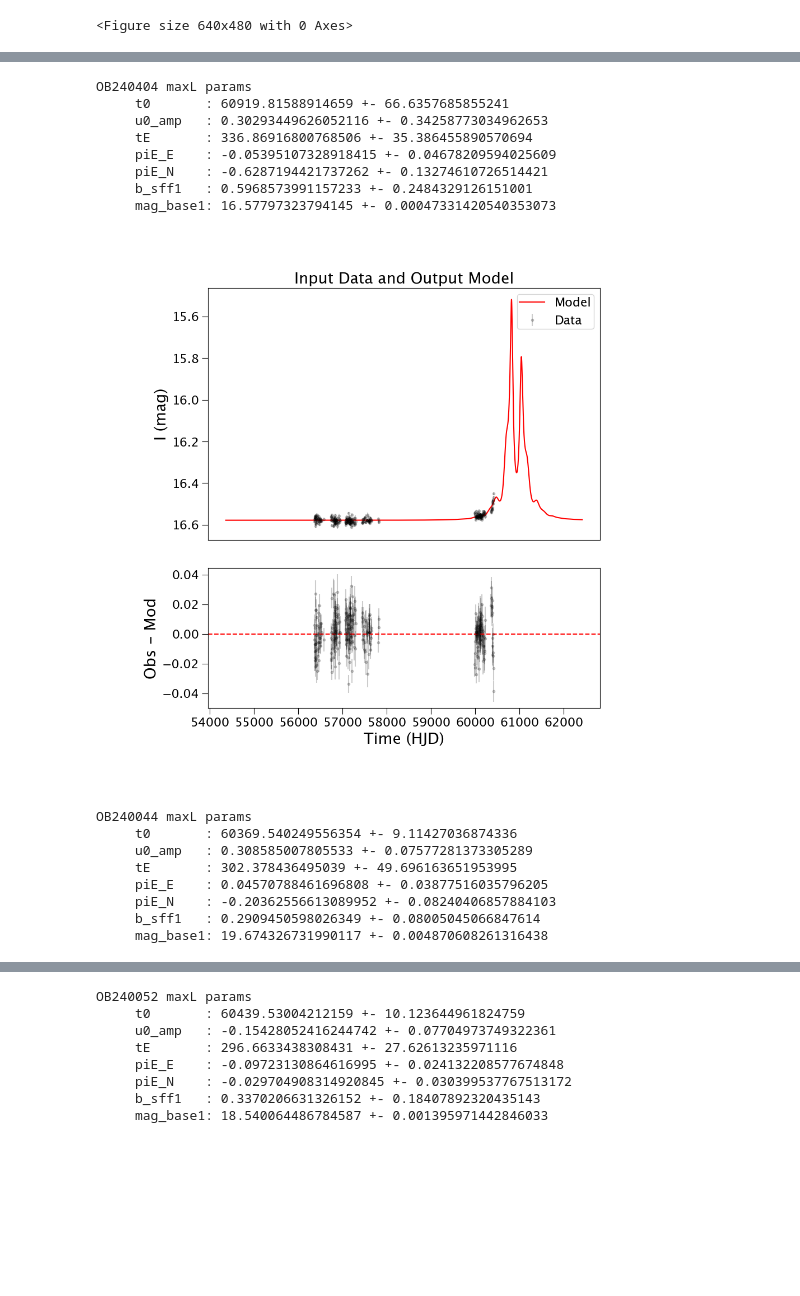
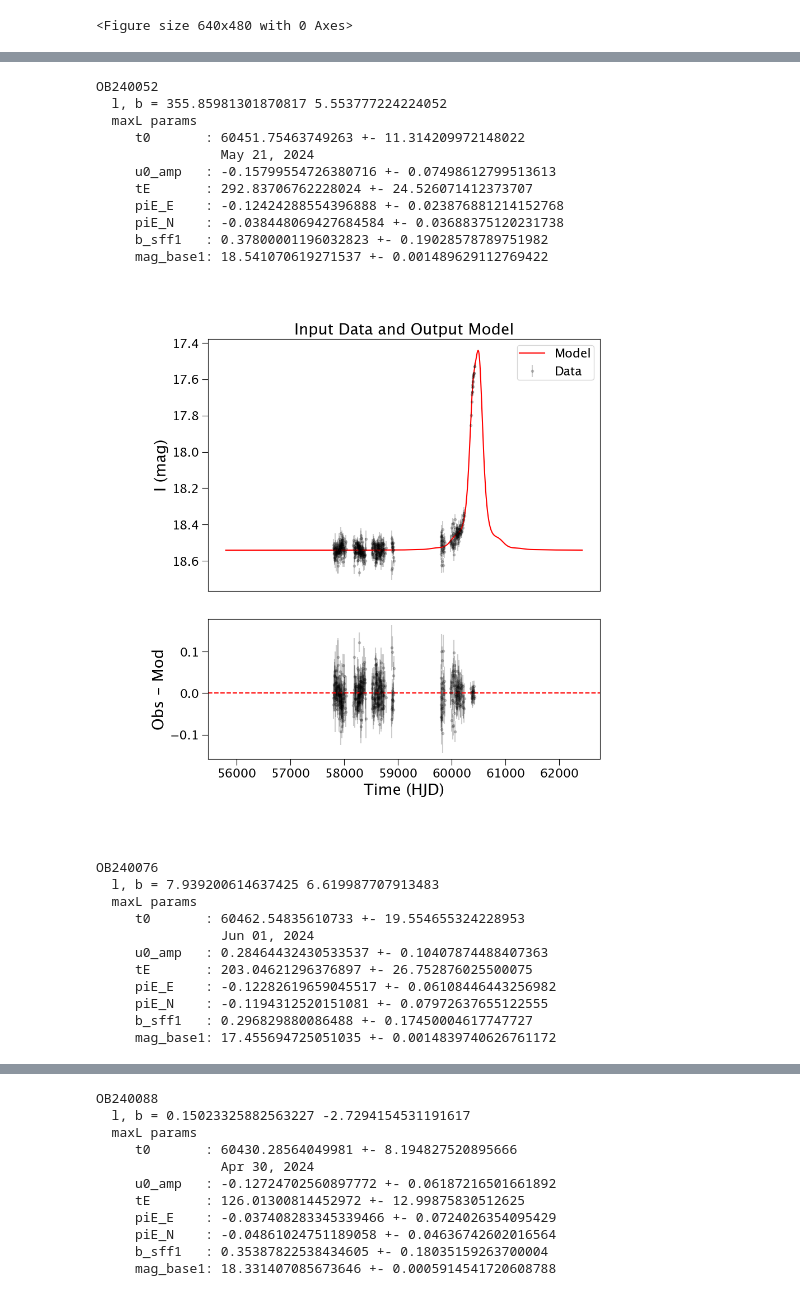
Before and after one commit to MovingUniverseLab/MAD, a Jupyter notebook: bagle_fits/plotting_tests.ipynb, the cells around one changed output, grey strips where cells are left out. Cells and saved outputs as stored; diff of their text form; code cells hidden in the pictures; blank space fills up the shorter version.

Commit message:
plot display tweaks

```diff
--- a/bagle_fits/plotting_tests.ipynb
+++ b/bagle_fits/plotting_tests.ipynb
@@ -93,33 +93,41 @@ NameError: name 'df' is not defined
 # %%
 for i,event in enumerate(df['events']):
     if event[0]=='O':
         f_image = event+'/fits_'+date+'/pspl_phot_par/b0_phot_and_residuals_1_maxL.png'
-        print(event, "maxL params")
+        print(event)
+        c = SkyCoord(ra=jdat['ra'][event], dec=jdat['dec'][event], unit=(u.hourangle, u.deg), frame='icrs')
+        print('  l, b =',c.galactic.l.degree,c.galactic.b.degree)
+        if not jdat['related_event'][event] == '':
+            print('  related_event:', jdat['related_event'][event])
+        print("  maxL params")
         for pn in param_names:
             print('    ',f"{pn:<9}:", df[pn][i], '+-', df[pn+'_err'][i])
-        c = SkyCoord(ra=jdat['ra'][i], dec=jdat['dec'][i], unit=(u.hourangle, u.deg), frame='icrs')
-        print('    ',f"{'l':<9}:", c.galactic.l.degree)
-        print('    ',f"{'b':<9}:", c.galactic.b.degree)
-        print('    ',f"{'related_event':<9}:", jdat['related_event'][i])
-        print('    ',f"{'Date':<9}", Time(df['t0'][i], format='mjd').to_datetime())
+            if pn=='t0':
+                        print('    ',f"{' ':<10}", Time(df['t0'][i], format='mjd').strftime('%b %d, %Y'))
         display.display(display.Image(filename=f_image,width=800))
         for j in range(10):
             print(' ')
 # %% [output]
-OB240404 maxL params
-     t0       : 60919.81588914659 +- 66.6357685855241
-     u0_amp   : 0.30293449626052116 +- 0.34258773034962653
-     tE       : 336.86916800768506 +- 35.386455890570694
-     piE_E    : -0.05395107328918415 +- 0.04678209594025609
-     piE_N    : -0.6287194421737262 +- 0.13274610726514421
-     b_sff1   : 0.5968573991157233 +- 0.2484329126151001
-     mag_base1: 16.57797323794145 +- 0.00047331420540353073
+OB240052
+  l, b = 355.85981301870817 5.553777224224052
+  maxL params
+     t0       : 60451.75463749263 +- 11.314209972148022
+                May 21, 2024
+     u0_amp   : -0.15799554726380716 +- 0.07498612799513613
+     tE       : 292.83706762228024 +- 24.526071412373707
+     piE_E    : -0.12424288554396888 +- 0.023876881214152768
+     piE_N    : -0.038448069427684584 +- 0.03688375120231738
+     b_sff1   : 0.37800001196032823 +- 0.19028578789751982
+     mag_base1: 18.541070619271537 +- 0.001489629112769422
-[figure, old version]
+[figure, new version]
-OB240044 maxL params
-     t0       : 60369.540249556354 +- 9.11427036874336
-     u0_amp   : 0.308585007805533 +- 0.07577281373305289
-     tE       : 302.378436495039 +- 49.696163651953995
-     piE_E    : 0.04570788461696808 +- 0.03877516035796205
-     piE_N    : -0.20362556613089952 +- 0.08240406857884103
-     b_sff1   : 0.2909450598026349 +- 0.08005045066847614
-     mag_base1: 19.674326731990117 +- 0.004870608261316438
+OB240076
+  l, b = 7.939200614637425 6.619987707913483
+  maxL params
+     t0       : 60462.54835610733 +- 19.554655324228953
+                Jun 01, 2024
+     u0_amp   : 0.28464432430533537 +- 0.10407874488407363
+     tE       : 203.04621296376897 +- 26.752876025500075
+     piE_E    : -0.12282619659045517 +- 0.06108446443256982
+     piE_N    : -0.1194312520151081 +- 0.07972637655122555
+     b_sff1   : 0.296829880086488 +- 0.17450004617747727
+     mag_base1: 17.455694725051035 +- 0.0014839740626761172
@@ -127,8 +135,11 @@ OB240044 maxL params
-OB240052 maxL params
-     t0       : 60439.53004212159 +- 10.123644961824759
-     u0_amp   : -0.15428052416244742 +- 0.07704973749322361
-     tE       : 296.6633438308431 +- 27.62613235971116
-     piE_E    : -0.09723130864616995 +- 0.024132208577674848
-     piE_N    : -0.029704908314920845 +- 0.030399537767513172
-     b_sff1   : 0.3370206631326152 +- 0.18407892320435143
-     mag_base1: 18.540064486784587 +- 0.001395971442846033
+OB240088
+  l, b = 0.15023325882563227 -2.7294154531191617
+  maxL params
+     t0       : 60430.28564049981 +- 8.194827520895666
+                Apr 30, 2024
+     u0_amp   : -0.12724702560897772 +- 0.06187216501661892
+     tE       : 126.01300814452972 +- 12.99875830512625
+     piE_E    : -0.037408283345339466 +- 0.0724026354095429
+     piE_N    : -0.04861024751189058 +- 0.04636742602016564
+     b_sff1   : 0.35387822538434605 +- 0.18035159263700004
+     mag_base1: 18.331407085673646 +- 0.0005914541720608788
```
Also changed, not shown: parts of 3 cells of this notebook.
